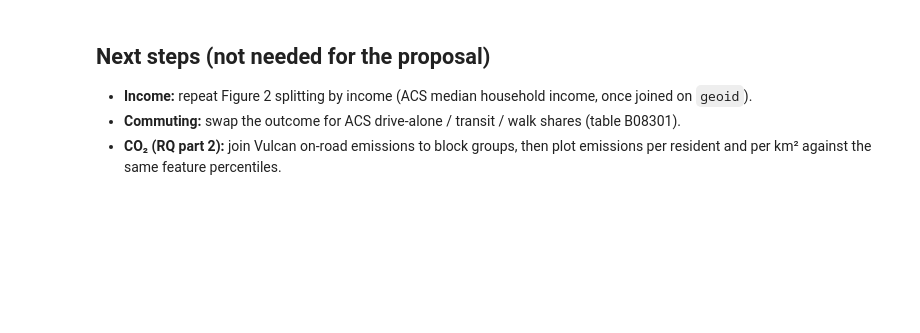
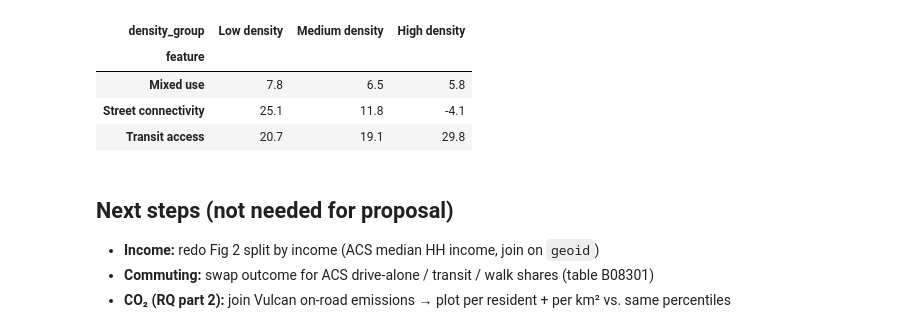
Before and after one commit to schaddha05/DATA23700-Final-Project, a Jupyter notebook: notebooks/01_built_environment_vs_car_ownership.ipynb, the cells around one changed output. Cells and saved outputs as stored; diff of their text form; code cells hidden in the pictures; blank space fills up the shorter version.

```diff
--- a/notebooks/01_built_environment_vs_car_ownership.ipynb
+++ b/notebooks/01_built_environment_vs_car_ownership.ipynb
@@ -162,7 +212,24 @@ gaps
+# %%
+# gap (least urban - most urban bin) for each feature x density group
+gaps = prof2.sort_values("bin").groupby(["feature", "density_group"]).agg(
+    least_urban=("y", "first"),
+    most_urban=("y", "last"),
+)
+gaps["gap"] = gaps["least_urban"] - gaps["most_urban"]
+
+# rows = feature, columns = density group
+gaps.reset_index().pivot(index="feature", columns="density_group", values="gap")[
+    ["Low density", "Medium density", "High density"]
+].round(1)
+# %% [output]
+| density_group | Low density | Medium density | High density |
+| feature |  |  |  |
+| Mixed use | 7.8 | 6.5 | 5.8 |
+| Street connectivity | 25.1 | 11.8 | -4.1 |
+| Transit access | 20.7 | 19.1 | 29.8 |
 # %% [markdown]
-## Next steps (not needed for the proposal)
+## Next steps (not needed for proposal)
 
-* **Income:** repeat Figure 2 splitting by income (ACS median household income, once joined on `geoid`).
-* **Commuting:** swap the outcome for ACS drive-alone / transit / walk shares (table B08301).
-* **CO₂ (RQ part 2):** join Vulcan on-road emissions to block groups, then plot emissions per resident and per km²
-  against the same feature percentiles.
+- **Income:** redo Fig 2 split by income (ACS median HH income, join on `geoid`)
+- **Commuting:** swap outcome for ACS drive-alone / transit / walk shares (table B08301)
+- **CO₂ (RQ part 2):** join Vulcan on-road emissions → plot per resident + per km² vs. same percentiles
```
Also changed, not shown: parts of 12 cells of this notebook, 5 other files.
